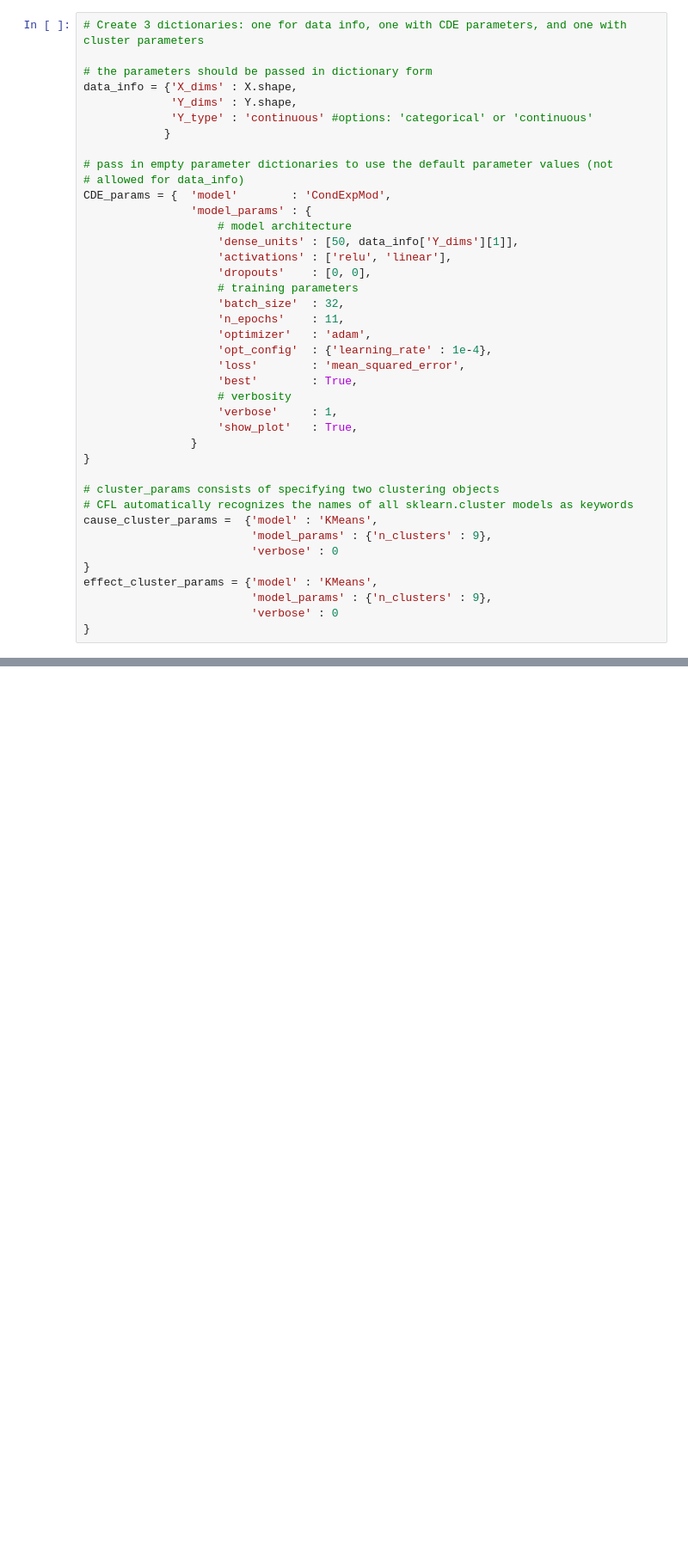
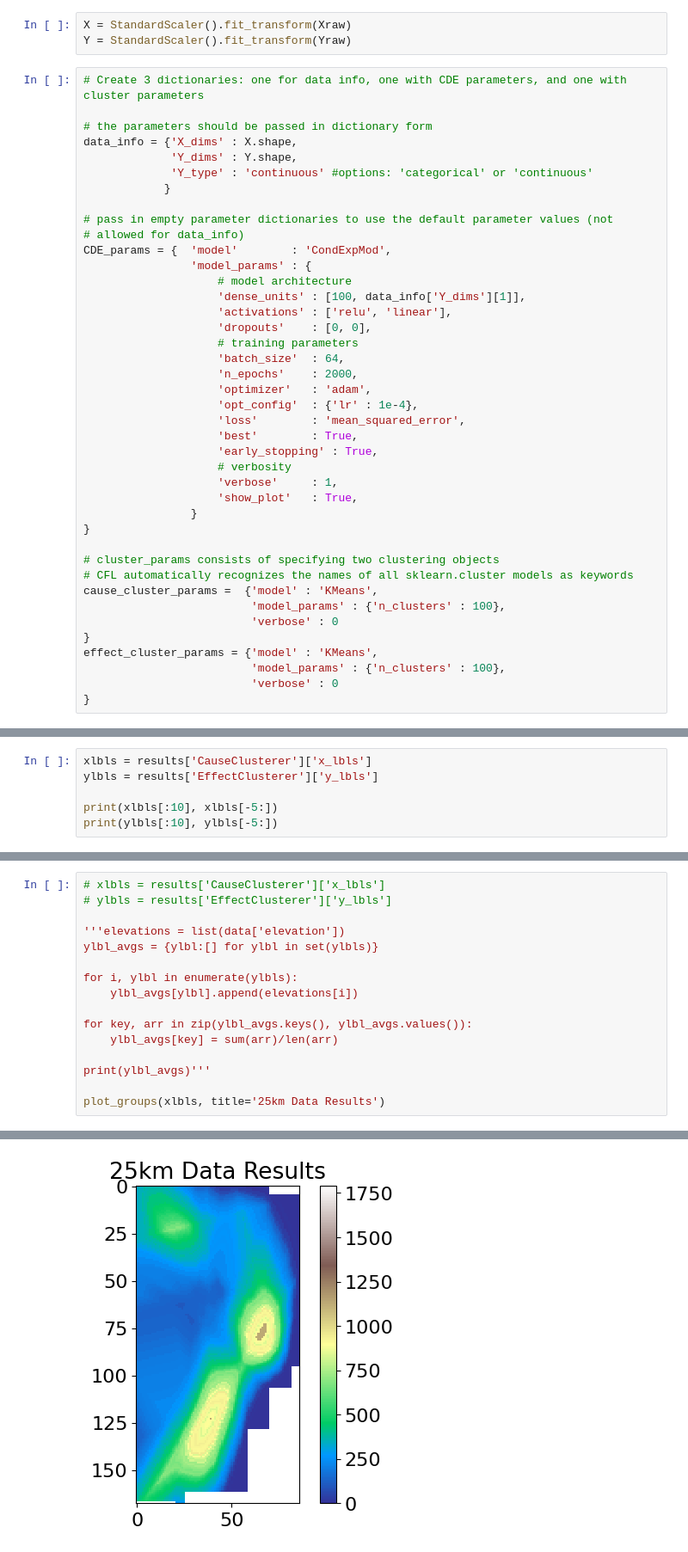
Before and after one commit to jyhong05/CFL_Research, a Jupyter notebook: altitude_extraction/run_cfl.ipynb, the cells around one changed output, grey strips where cells are left out. Shown at 86% size. Cells and saved outputs as stored; diff of their text form; blank space fills up the shorter version.

Commit message:
got CFL results for 10km and 25km data

```diff
--- a/altitude_extraction/run_cfl.ipynb
+++ b/altitude_extraction/run_cfl.ipynb
@@ -16,3 +89,6 @@ print(X.shape, Y.shape)
+# %%
+X = StandardScaler().fit_transform(Xraw)
+Y = StandardScaler().fit_transform(Yraw)
 # %%
 # Create 3 dictionaries: one for data info, one with CDE parameters, and one with cluster parameters
 
@@ -27,16 +103,17 @@ data_info = {'X_dims' : X.shape,
 CDE_params = {  'model'        : 'CondExpMod',
                 'model_params' : {
                     # model architecture
-                    'dense_units' : [50, data_info['Y_dims'][1]],
+                    'dense_units' : [100, data_info['Y_dims'][1]],
                     'activations' : ['relu', 'linear'],
                     'dropouts'    : [0, 0],
                     # training parameters
-                    'batch_size'  : 32,
-                    'n_epochs'    : 11,
+                    'batch_size'  : 64,
+                    'n_epochs'    : 2000,
                     'optimizer'   : 'adam',
-                    'opt_config'  : {'learning_rate' : 1e-4},
+                    'opt_config'  : {'lr' : 1e-4},
                     'loss'        : 'mean_squared_error',
                     'best'        : True,
+                    'early_stopping' : True,
                     # verbosity
                     'verbose'     : 1,
                     'show_plot'   : True,
@@ -46,11 +123,11 @@ CDE_params = {  'model'        : 'CondExpMod',
 # cluster_params consists of specifying two clustering objects
 # CFL automatically recognizes the names of all sklearn.cluster models as keywords
 cause_cluster_params =  {'model' : 'KMeans',
-                         'model_params' : {'n_clusters' : 9},
+                         'model_params' : {'n_clusters' : 100},
                          'verbose' : 0
 }
 effect_cluster_params = {'model' : 'KMeans',
-                         'model_params' : {'n_clusters' : 9},
+                         'model_params' : {'n_clusters' : 100},
                          'verbose' : 0
 }
 # %%
@@ -114,0 +198,6 @@ visualize_macrostates(  data=Y,
+# %%
+xlbls = results['CauseClusterer']['x_lbls']
+ylbls = results['EffectClusterer']['y_lbls']
+
+print(xlbls[:10], xlbls[-5:])
+print(ylbls[:10], ylbls[-5:])
@@ -114,0 +253,17 @@ visualize_macrostates(  data=Y,
+# %%
+# xlbls = results['CauseClusterer']['x_lbls']
+# ylbls = results['EffectClusterer']['y_lbls']
+
+'''elevations = list(data['elevation'])
+ylbl_avgs = {ylbl:[] for ylbl in set(ylbls)}
+
+for i, ylbl in enumerate(ylbls):
+    ylbl_avgs[ylbl].append(elevations[i])
+
+for key, arr in zip(ylbl_avgs.keys(), ylbl_avgs.values()):
+    ylbl_avgs[key] = sum(arr)/len(arr)
+
+print(ylbl_avgs)'''
+
+plot_groups(xlbls, title='25km Data Results')
+# %% [output]
@@ -114,0 +271 @@ visualize_macrostates(  data=Y,
+[figure, added]
```
Also changed, not shown: parts of 15 cells of this notebook, 17 other files.
